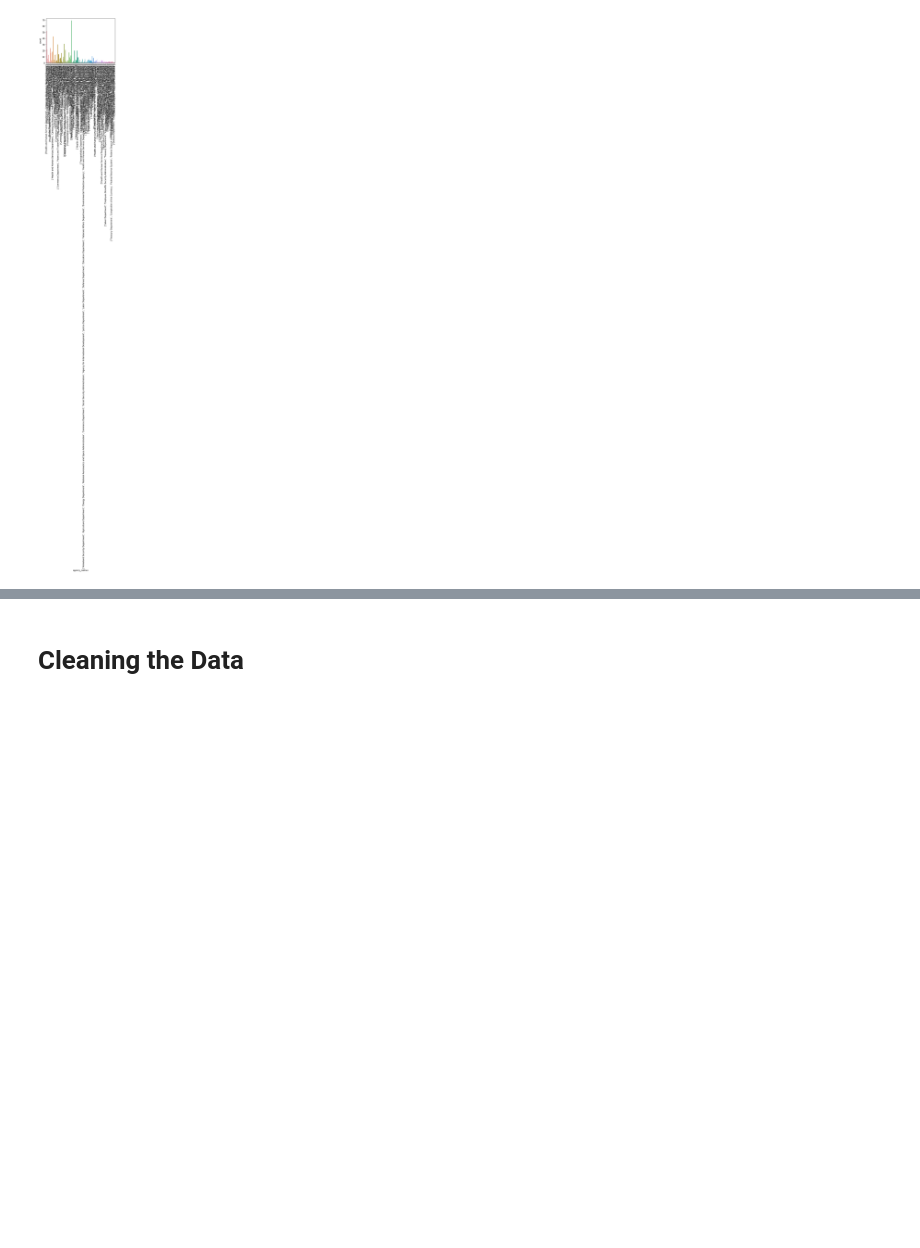
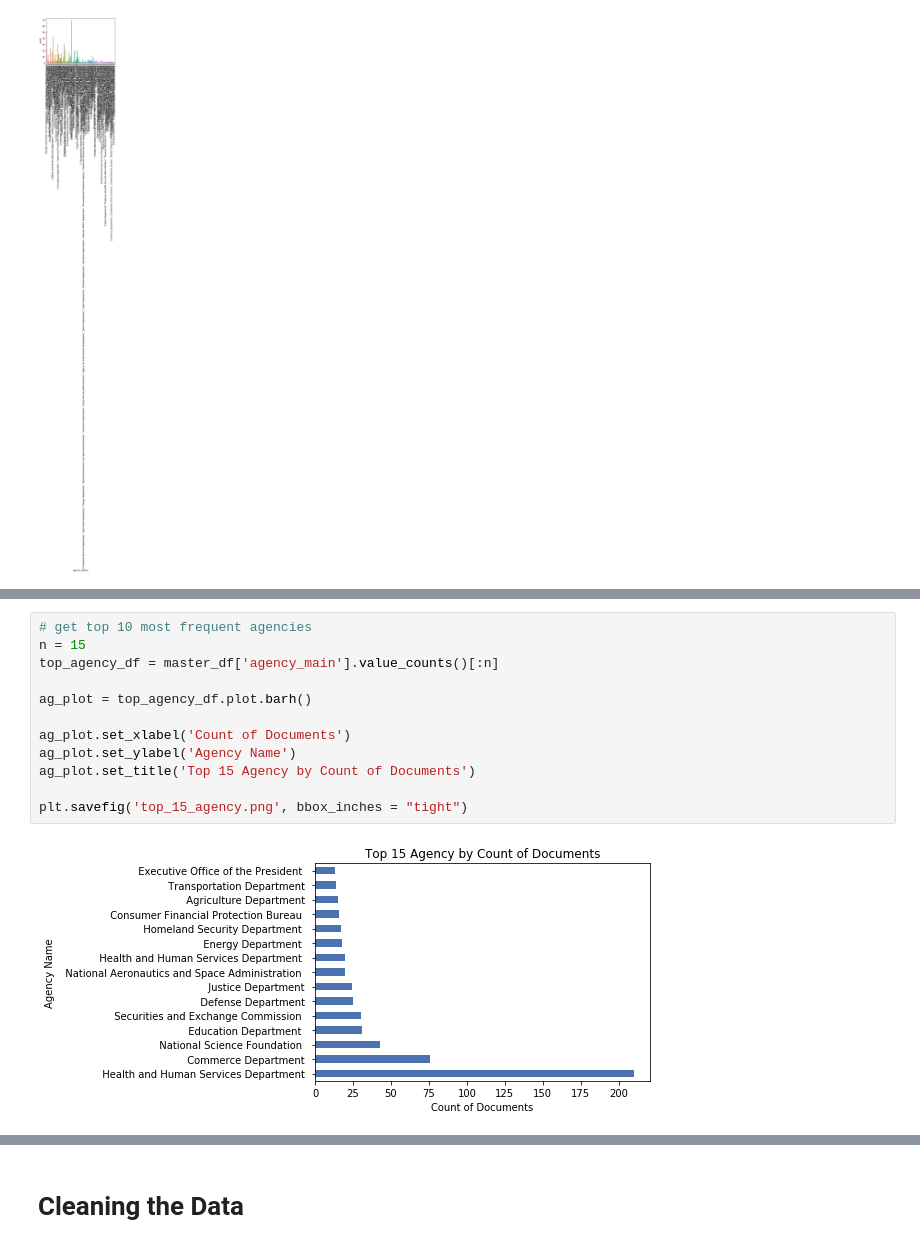
Before and after one commit to JDNantais/FederalRegister_API, a Jupyter notebook: DATA 601 - Federal Register API v2.ipynb, the cells around one changed output, grey strips where cells are left out. Cells and saved outputs as stored; diff of their text form; blank space fills up the shorter version.

```diff
--- a/DATA 601 - Federal Register API v2.ipynb
+++ b/DATA 601 - Federal Register API v2.ipynb
@@ -245,0 +278,14 @@ master_df.plot.line(x= 'publication_date', y = 'Search Term')
+# %%
+# get top 10 most frequent agencies
+n = 15
+top_agency_df = master_df['agency_main'].value_counts()[:n]
+
+ag_plot = top_agency_df.plot.barh()
+
+ag_plot.set_xlabel('Count of Documents')
+ag_plot.set_ylabel('Agency Name')
+ag_plot.set_title('Top 15 Agency by Count of Documents')
+
+plt.savefig('top_15_agency.png', bbox_inches = "tight")
+# %% [output]
+[figure, added]
```
Also changed, not shown: parts of 11 cells of this notebook, 3 other files.
